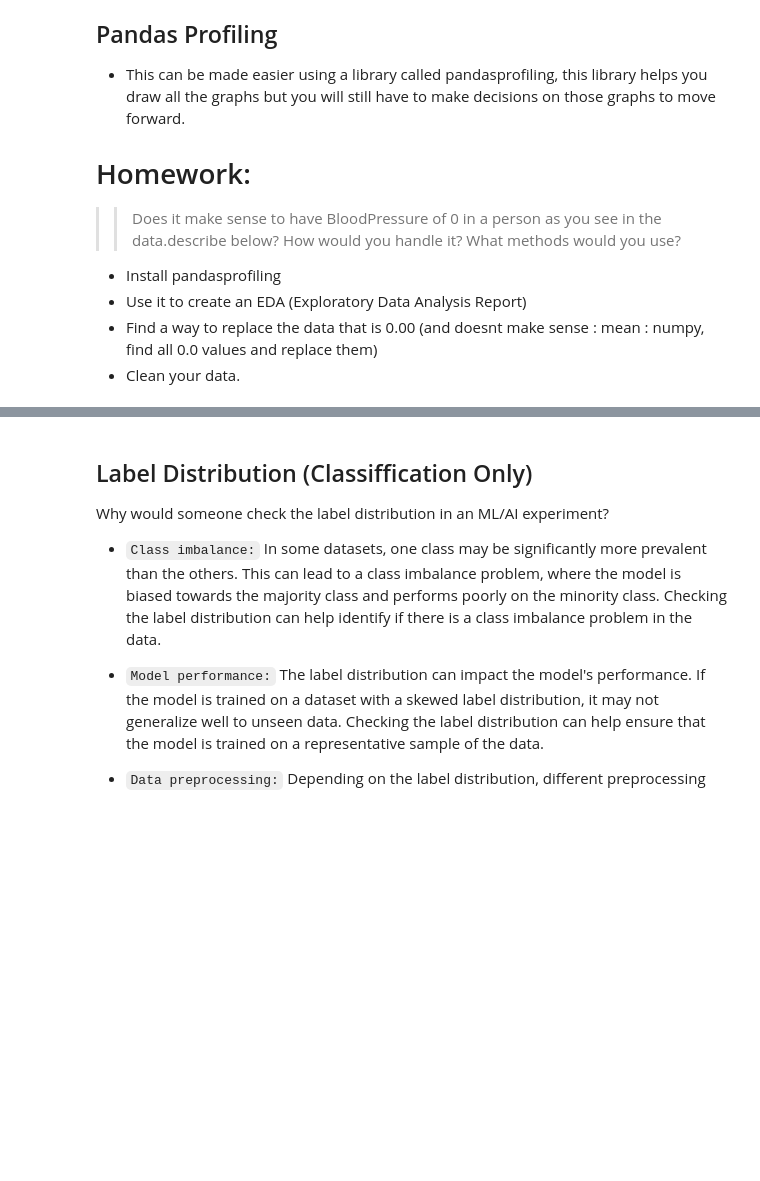
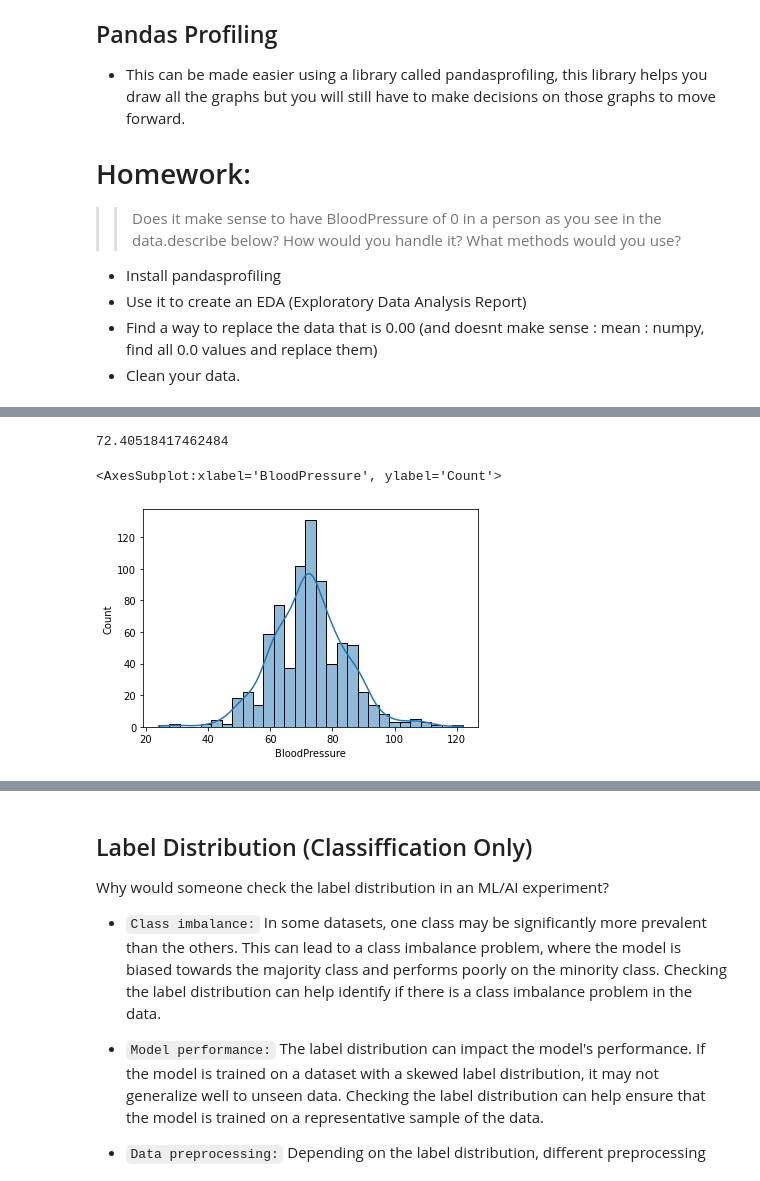
Before and after one commit to shinahkarungi/big-bio-data-class-2023, a Jupyter notebook: Machine Learning Example/Machine Learning Practice.ipynb, the cells around one changed output, grey strips where cells are left out. Saved outputs shown, nothing was run; the diff lists cells and outputs as text; code cells hidden in the pictures; blank space fills up the shorter version.

```diff
--- a/Machine Learning Example/Machine Learning Practice.ipynb
+++ b/Machine Learning Example/Machine Learning Practice.ipynb
@@ -133,3 +152,35 @@ data.describe()
+# %%
+import pandas as pd
+import numpy as np
+import pandas_profiling
+import seaborn as sns
+
+
+# create a copy of the original dataset with a new name
+cleaned_data = data.copy()
+
+# create an EDA report using pandasprofiling
+profile = cleaned_data.profile_report()
+
+# replace the 0 values with the mean of non-zero values in the BloodPressure column
+mean_bp = cleaned_data[cleaned_data['BloodPressure'] != 0]['BloodPressure'].mean()
+print(mean_bp)
+cleaned_data['BloodPressure'] = cleaned_data['BloodPressure'].replace(0, mean_bp)
+
+# clean the data by removing any duplicates and handling missing values
+cleaned_data.drop_duplicates(inplace=True)
+cleaned_data.dropna(inplace=True)
+
+# save the cleaned dataset and the EDA report as a PDF file
+cleaned_data.to_csv('cleaned_data.csv', index=False)
+profile.to_file(output_file='eda_report.pdf')
+
+# create a histogram of the BloodPressure values
+sns.histplot(data=cleaned_data, x='BloodPressure', kde=True)
+# %% [output]
+72.40518417462484
+<AxesSubplot:xlabel='BloodPressure', ylabel='Count'>
+[figure, added]
 # %%
 #- create a mask
 #- use the mask to split the data
```
Also changed, not shown: parts of 9 cells of this notebook, 7 other files.
